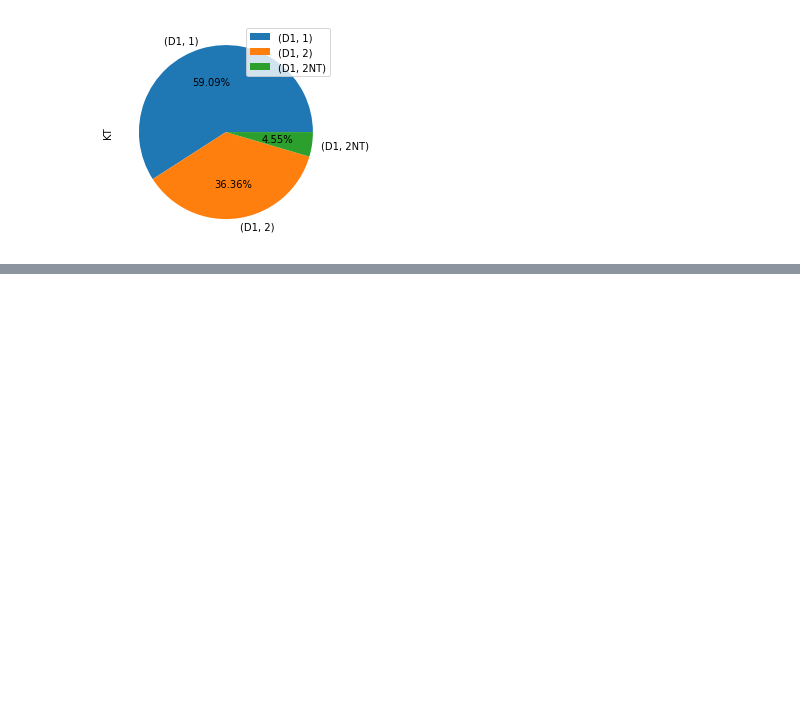
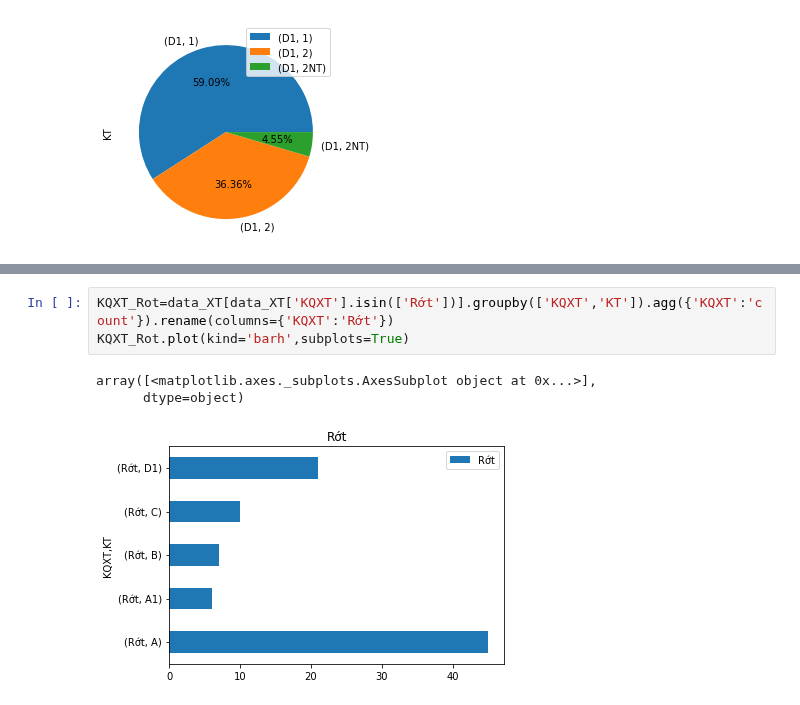
Before and after one commit to trinhvanypro1/-DataAnalystDeepLearning, a Jupyter notebook: Lab2.ipynb, the cells around one changed output, grey strips where cells are left out. Saved outputs shown, nothing was run; the diff lists cells and outputs as text; blank space fills up the shorter version.

```diff
--- a/Lab2.ipynb
+++ b/Lab2.ipynb
@@ -308,0 +326,7 @@ array([<matplotlib.axes._subplots.AxesSubplot object at 0x...>],
+# %%
+KQXT_Rot=data_XT[data_XT['KQXT'].isin(['Rớt'])].groupby(['KQXT','KT']).agg({'KQXT':'count'}).rename(columns={'KQXT':'Rớt'})
+KQXT_Rot.plot(kind='barh',subplots=True)
+# %% [output]
+array([<matplotlib.axes._subplots.AxesSubplot object at 0x...>],
+      dtype=object)
+[figure, added]
```
Also changed, not shown: parts of 24 cells of this notebook.
